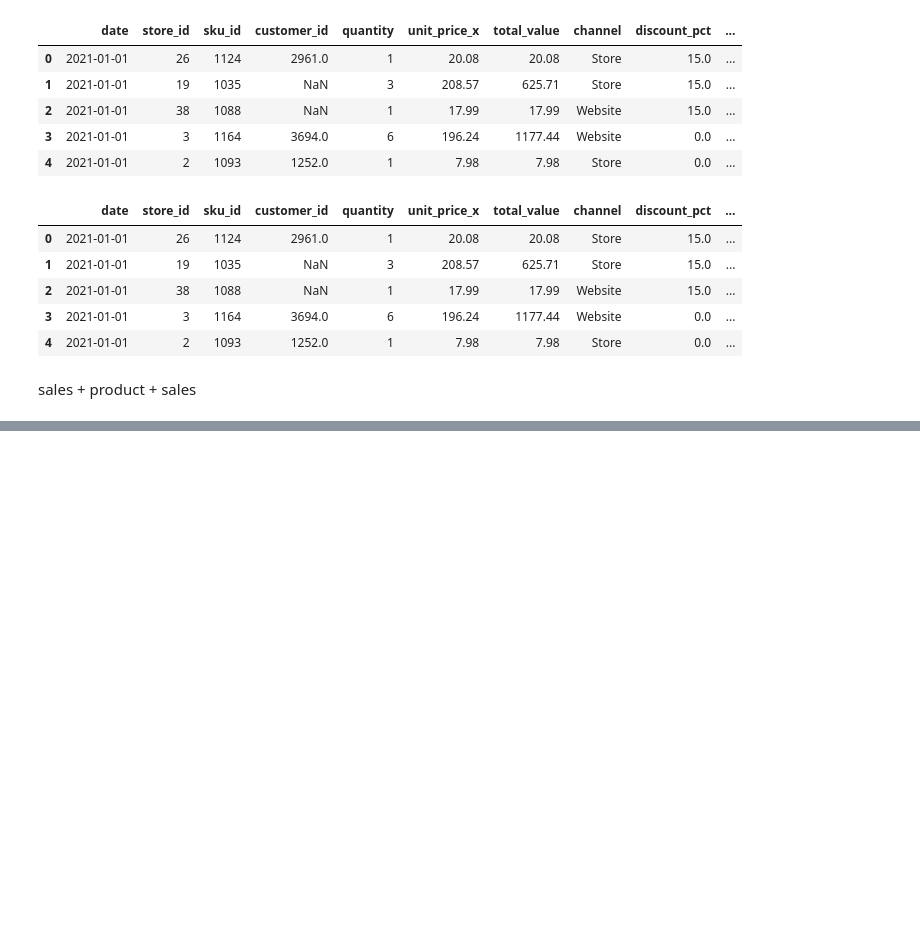
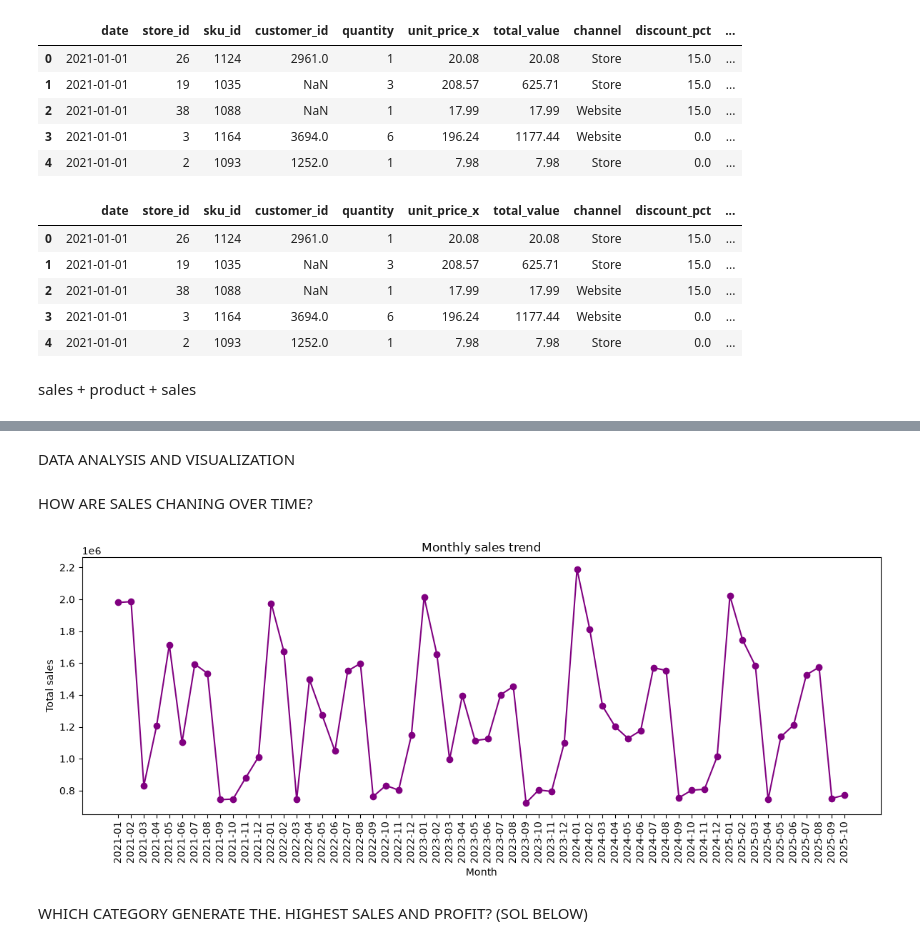
Before and after one commit to priyanshwho/Retail-Analysis, a Jupyter notebook: Retail.ipynb, the cells around one changed output, grey strips where cells are left out. Cells and saved outputs as stored; diff of their text form; code cells hidden in the pictures; blank space fills up the shorter version.

```diff
--- a/Retail.ipynb
+++ b/Retail.ipynb
@@ -297,0 +312,22 @@ sales + product + sales
+# %% [markdown]
+DATA ANALYSIS AND VISUALIZATION
+# %% [markdown]
+HOW ARE SALES CHANING OVER TIME?
+# %%
+monthly_sales=df.groupby(df['date'].dt.to_period('M'))['total_value'].sum()
+monthly_sales.index=monthly_sales.index.astype(str)
+
+
+#visualization--LINE CHART
+plt.figure(figsize=(12,5))
+plt.plot(monthly_sales.index,monthly_sales.values,marker='o',color='purple')
+plt.title('Monthly sales trend')
+plt.xlabel('Month')
+plt.ylabel('Total sales')
+plt.xticks(rotation=90)
+plt.tight_layout()
+plt.show()
+# %% [output]
+[figure, added]
+# %% [markdown]
+WHICH CATEGORY GENERATE THE. HIGHEST SALES AND PROFIT? (SOL BELOW)
```
Also changed, not shown: parts of 4 cells of this notebook, 2 other files.
